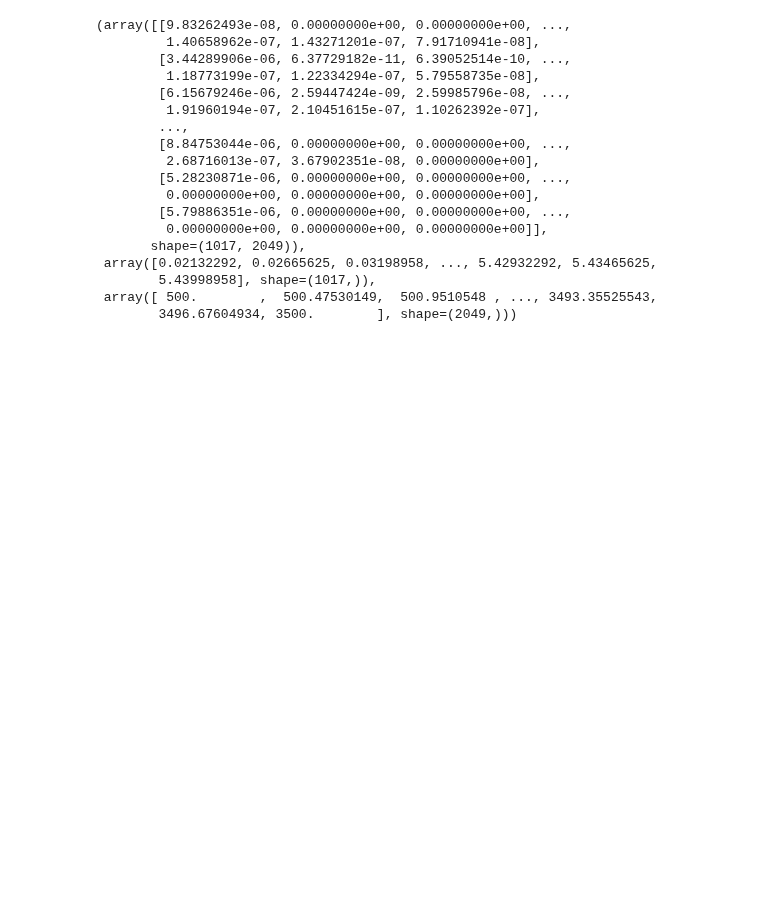
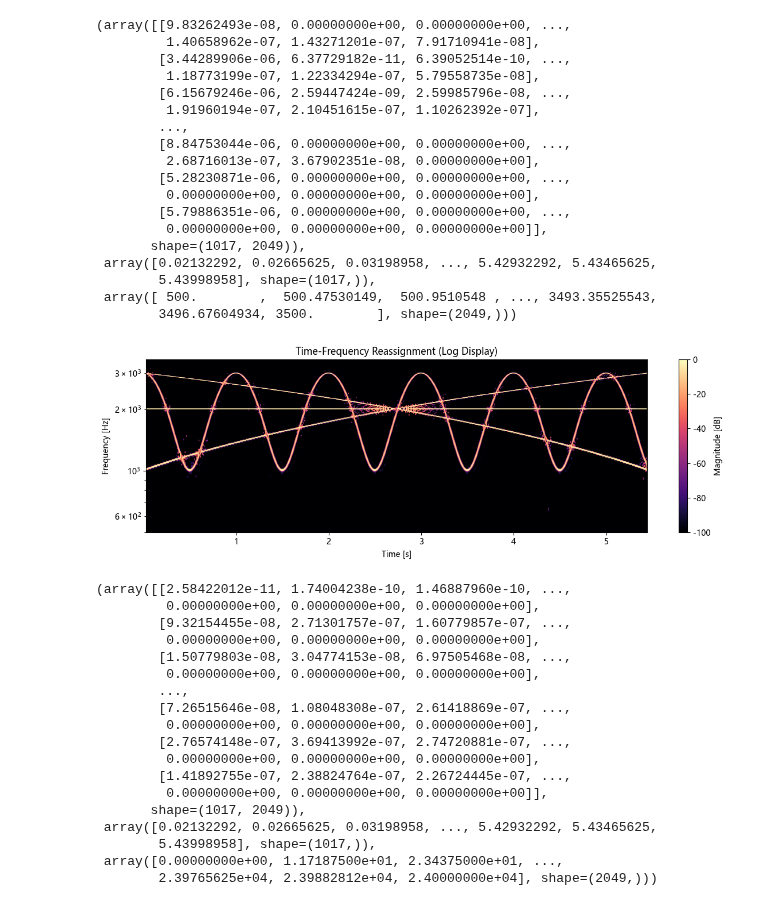
Before and after one commit to a5632645/qwqdsp, a Jupyter notebook: notebooks/reassignment_basic.ipynb, the cells around one changed output. Drawn from its saved outputs; the diff is of its cells as text; code cells hidden in the pictures; blank space fills up the shorter version.

```diff
--- a/notebooks/reassignment.ipynb
+++ b/notebooks/reassignment_basic.ipynb
@@ -774,3 +774,25 @@ def reassigned_spectrogram_tf_log(
     plt.show()
 
     return grid, time_axis, freq_axis
+# %%
+reassigned_spectrogram_tf_log(y, sr, f_lim=(500, 3500), zero_pad=2)
+# %% [output]
+[figure, added]
+(array([[2.58422012e-11, 1.74004238e-10, 1.46887960e-10, ...,
+         0.00000000e+00, 0.00000000e+00, 0.00000000e+00],
+        [9.32154455e-08, 2.71301757e-07, 1.60779857e-07, ...,
+         0.00000000e+00, 0.00000000e+00, 0.00000000e+00],
+        [1.50779803e-08, 3.04774153e-08, 6.97505468e-08, ...,
+         0.00000000e+00, 0.00000000e+00, 0.00000000e+00],
+        ...,
+        [7.26515646e-08, 1.08048308e-07, 2.61418869e-07, ...,
+         0.00000000e+00, 0.00000000e+00, 0.00000000e+00],
+        [2.76574148e-07, 3.69413992e-07, 2.74720881e-07, ...,
+         0.00000000e+00, 0.00000000e+00, 0.00000000e+00],
+        [1.41892755e-07, 2.38824764e-07, 2.26724445e-07, ...,
+         0.00000000e+00, 0.00000000e+00, 0.00000000e+00]],
+       shape=(1017, 2049)),
+ array([0.02132292, 0.02665625, 0.03198958, ..., 5.42932292, 5.43465625,
+        5.43998958], shape=(1017,)),
+ array([0.00000000e+00, 1.17187500e+01, 2.34375000e+01, ...,
+        2.39765625e+04, 2.39882812e+04, 2.40000000e+04], shape=(2049,)))
```
Also changed, not shown: 1 other file.
